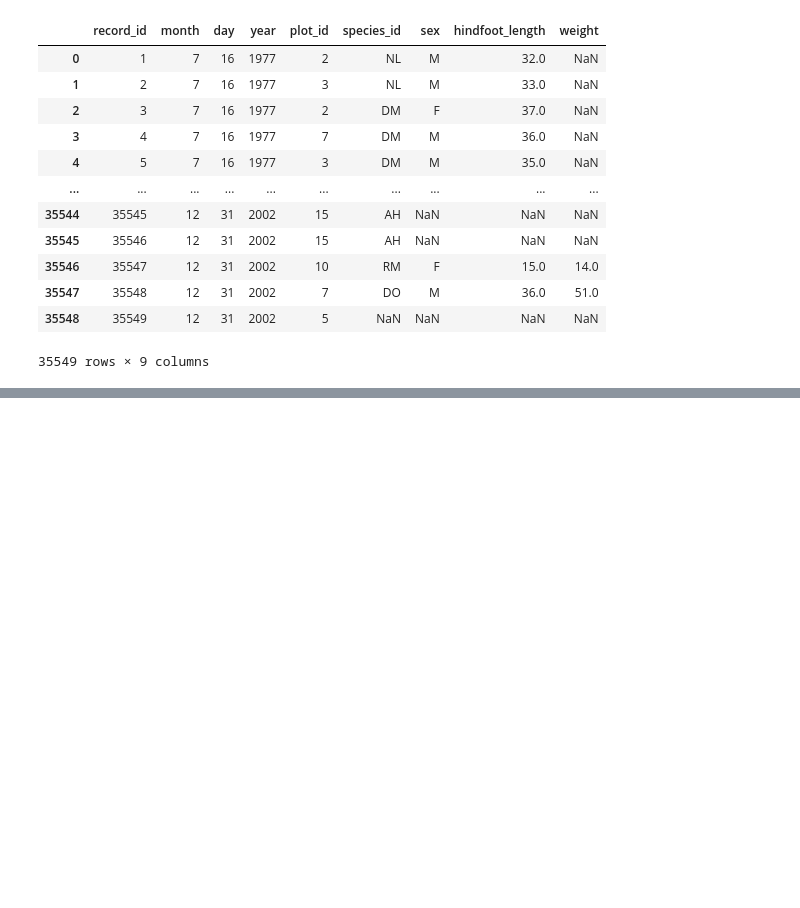
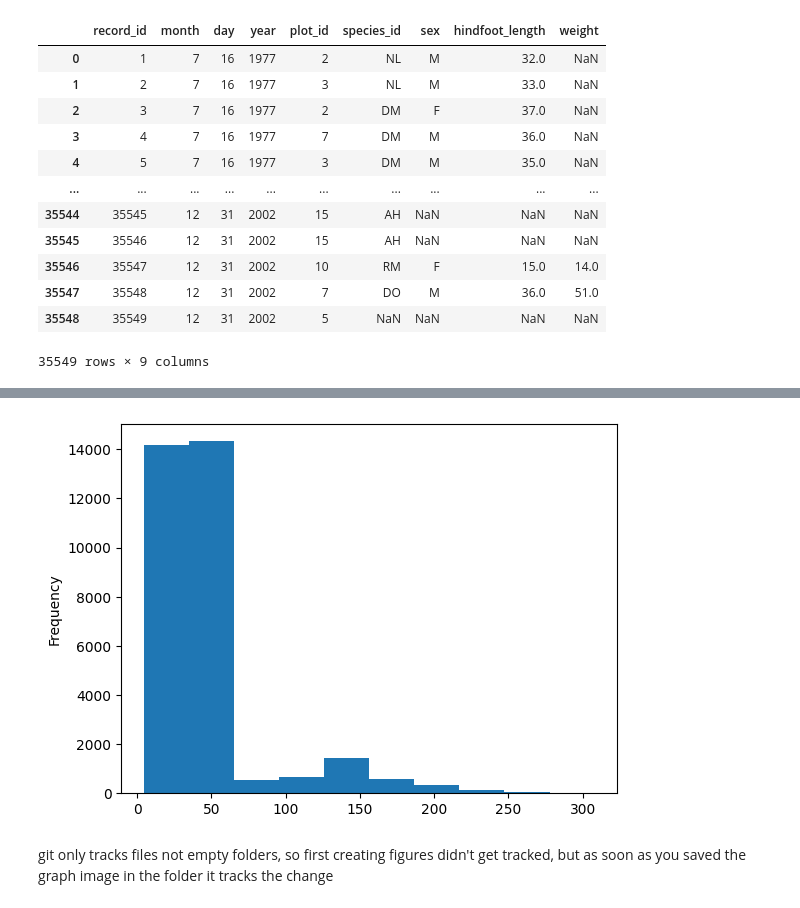
Before and after one commit to ElloiseStephenson/dimen-python-2023, a Jupyter notebook: hello.ipynb, the cells around one changed output, grey strips where cells are left out. Drawn from its saved outputs; the diff is of its cells as text; code cells hidden in the pictures; blank space fills up the shorter version.

```diff
--- a/hello.ipynb
+++ b/hello.ipynb
@@ -210,0 +436,10 @@ surveys_df
+# %%
+surveys_df['weight'].plot(kind='hist')
+
+plt.savefig("Figures/weights-barplot.png", dpi=300)
+
+### dpi is the resolution of the figure.
+# %% [output]
+[figure, added]
+# %% [markdown]
+git only tracks files not empty folders, so first creating figures didn't get tracked, but as soon as you saved the graph image in the folder it tracks the change
```
Also changed, not shown: parts of 33 cells of this notebook.
